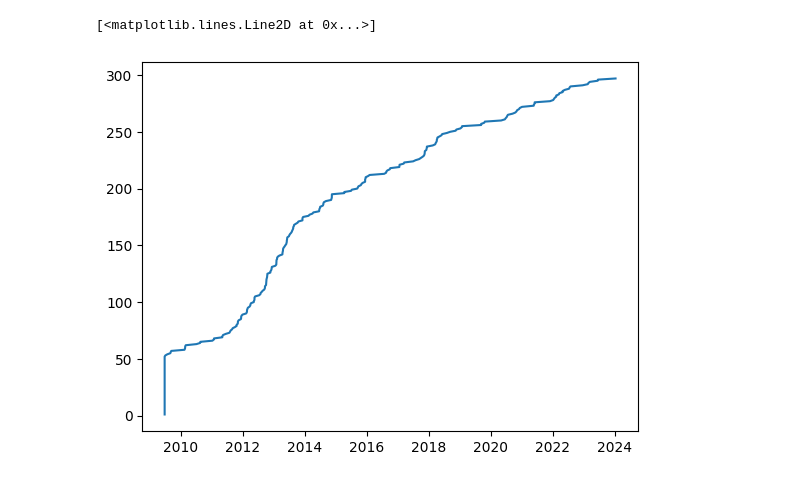
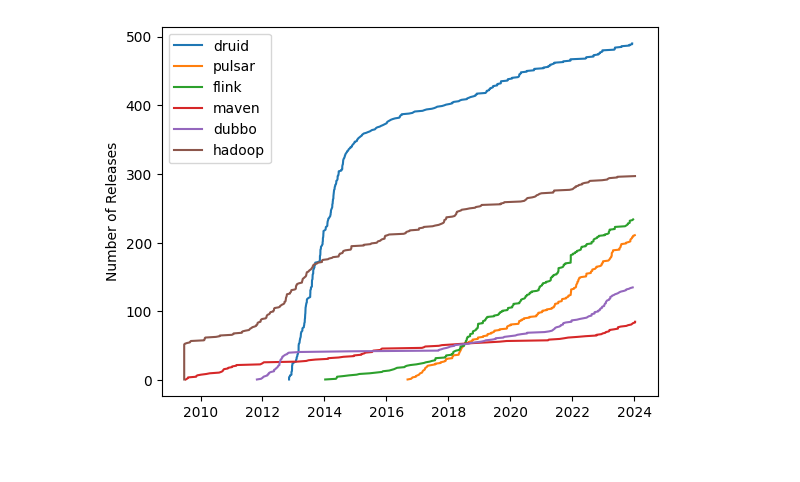
Before and after one commit to patricklindner/satd_finder, a Jupyter notebook: description.ipynb, the cells around one changed output. Cells and saved outputs as stored; diff of their text form; code cells hidden in the pictures.

```diff
--- a/description.ipynb
+++ b/description.ipynb
@@ -13,7 +11,9 @@ files = os.listdir(input_folder)
 created the describe dataset, with mean SATD values per project
 """
 
-from pandas import DataFrame
+input_folder = "data/aggregated_satd"
+files = os.listdir(input_folder)
+
 
 def create_row(name: str, df: DataFrame):
     return [
@@ -27,7 +27,9 @@ def create_row(name: str, df: DataFrame):
 
 with open("data/describe.csv", mode="w") as file:
     writer = csv.writer(file)
-    writer.writerow(["project", "mean-code|design-debt", "mean-requirement-debt", "mean-documentation-debt", "mean-test-debt", "first-commit-at"])
+    writer.writerow(
+        ["project", "mean-code|design-debt", "mean-requirement-debt", "mean-documentation-debt", "mean-test-debt",
+         "first-commit-at"])
     for file in files:
         name = file.split(".")[0].split("_")[0]
         df = pd.read_csv(f"{input_folder}/{file}")
@@ -51,10 +61,23 @@ plt.show()
 # %%
-df = pd.read_csv("data/releases/hadoop-releases.csv")
+"""
+Number of releases
+"""
 
+def plot_releases(name: str, df: DataFrame):
+    df = df.sort_values(by=["timestamp"], ascending=True)
+    df["count"] = 1
+    plt.plot(df["timestamp"], df["count"].cumsum(), label=name.split("-")[0])
+
+
+df = pd.read_csv("data/releases.csv")
 df["timestamp"] = pd.to_datetime(df["timestamp"], unit="s")
-df = df.sort_values(by=["timestamp"], ascending=True)
-df["count"] = 1
-plt.plot(df["timestamp"], df["count"].cumsum())
+projects = df["project"].unique()
+
+for project in projects:
+    plot_releases(project, df[df["project"] == project])
+
+plt.legend()
+plt.ylabel("Number of Releases")
+plt.show()
 # %% [output]
-[<matplotlib.lines.Line2D at 0x...>]
-[figure, old version]
+[figure, new version]
```
Also changed, not shown: parts of 4 cells of this notebook, 23 other files.
